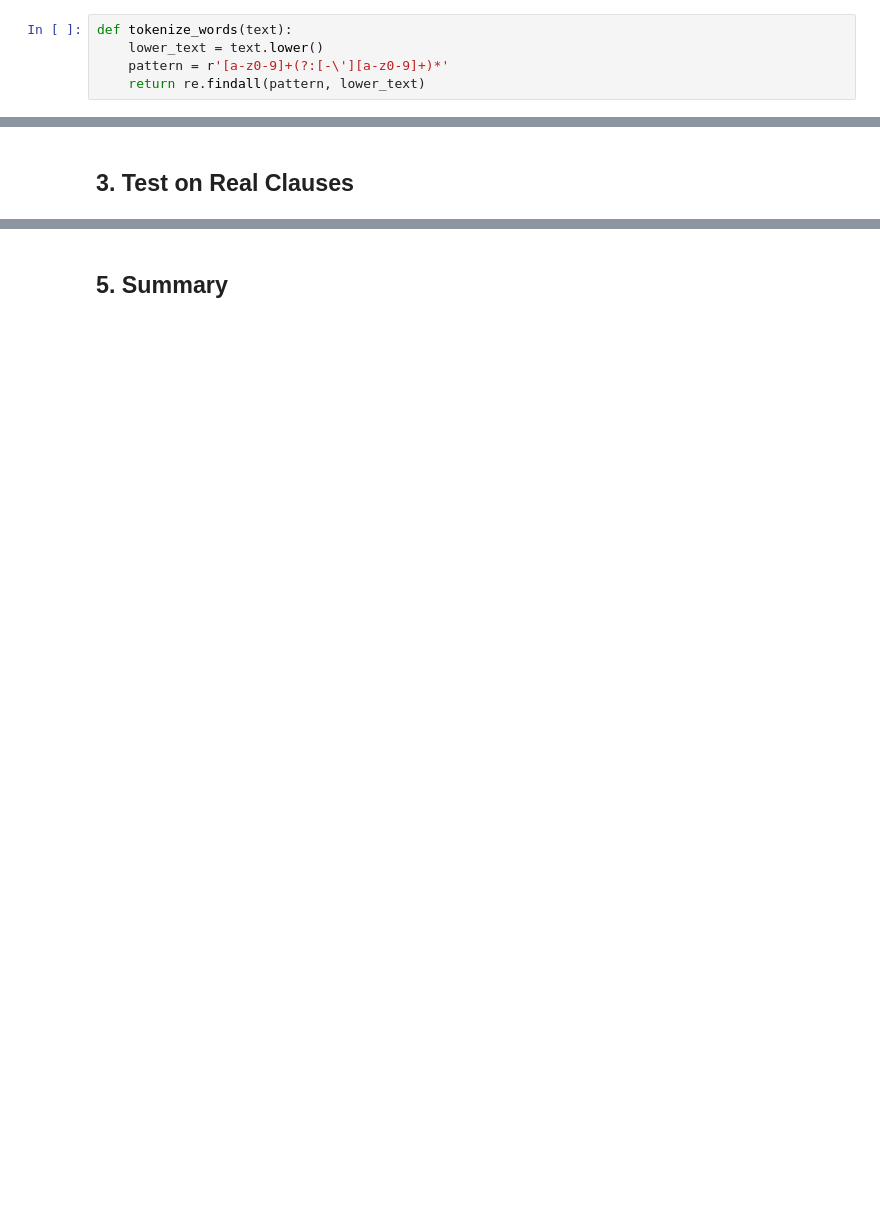
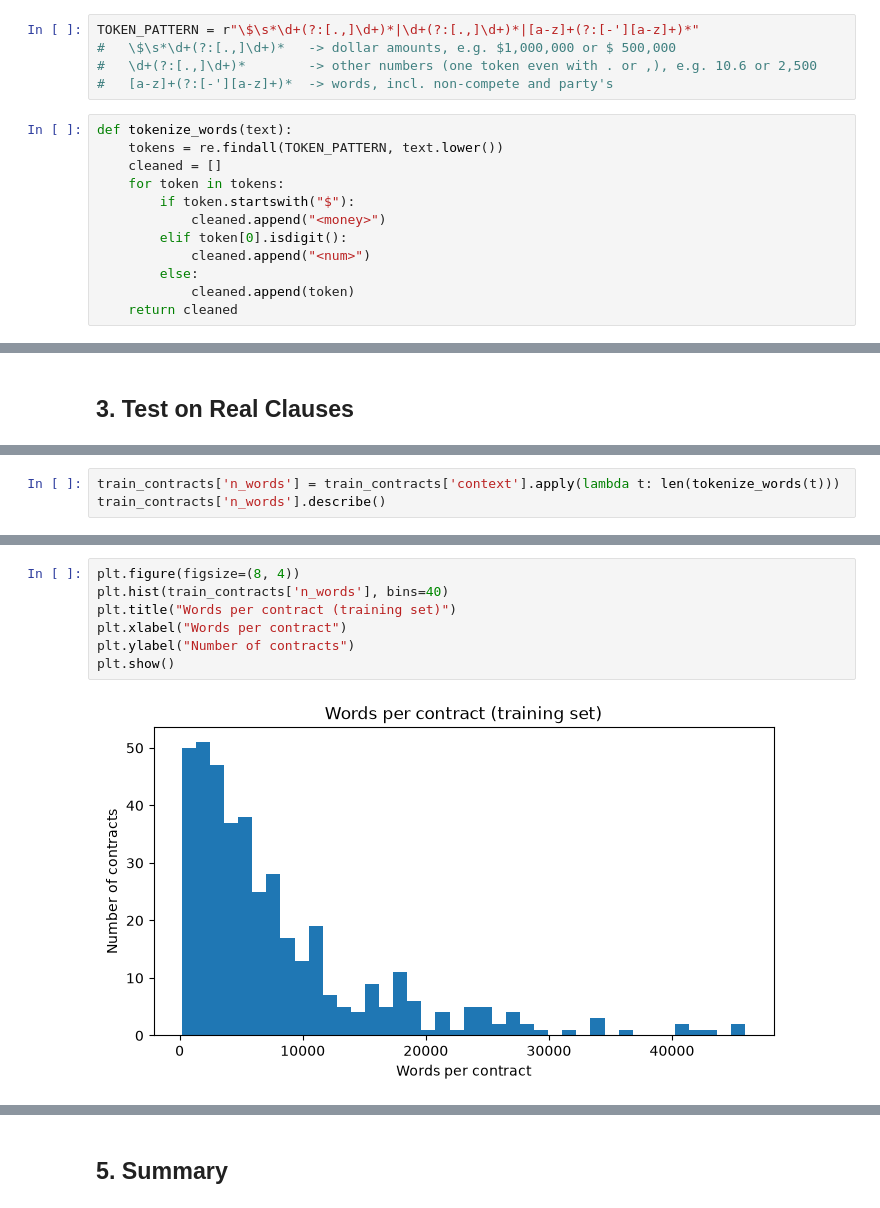
Before and after one commit to Break-Through-Tech/Accenture-1H-contract-review-challenge, a Jupyter notebook: notebooks/Tokenization.ipynb, the cells around one changed output, grey strips where cells are left out. Cells and saved outputs as stored; diff of their text form; blank space fills up the shorter version.

Commit message:
tokenization and EDA

```diff
--- a/notebooks/Tokenization.ipynb
+++ b/notebooks/Tokenization.ipynb
@@ -73,5 +84,17 @@ All lowercase text, numbers included as numbers are important in contracts. Will
+# %%
+TOKEN_PATTERN = r"\$\s*\d+(?:[.,]\d+)*|\d+(?:[.,]\d+)*|[a-z]+(?:[-'][a-z]+)*"
+#   \$\s*\d+(?:[.,]\d+)*   -> dollar amounts, e.g. $1,000,000 or $ 500,000
+#   \d+(?:[.,]\d+)*        -> other numbers (one token even with . or ,), e.g. 10.6 or 2,500
+#   [a-z]+(?:[-'][a-z]+)*  -> words, incl. non-compete and party's
 # %%
 def tokenize_words(text):
-    lower_text = text.lower()
-    pattern = r'[a-z0-9]+(?:[-\'][a-z0-9]+)*'
-    return re.findall(pattern, lower_text)
+    tokens = re.findall(TOKEN_PATTERN, text.lower())
+    cleaned = []
+    for token in tokens:
+        if token.startswith("$"):
+            cleaned.append("<money>")
+        elif token[0].isdigit():
+            cleaned.append("<num>")
+        else:
+            cleaned.append(token)
+    return cleaned
@@ -109,0 +303,3 @@ KeyError: 'category'
+# %%
+train_contracts['n_words'] = train_contracts['context'].apply(lambda t: len(tokenize_words(t)))
+train_contracts['n_words'].describe()
@@ -109,0 +316,9 @@ KeyError: 'category'
+# %%
+plt.figure(figsize=(8, 4))
+plt.hist(train_contracts['n_words'], bins=40)
+plt.title("Words per contract (training set)")
+plt.xlabel("Words per contract")
+plt.ylabel("Number of contracts")
+plt.show()
+# %% [output]
+[figure, added]
```
Also changed, not shown: parts of 43 cells of this notebook.
